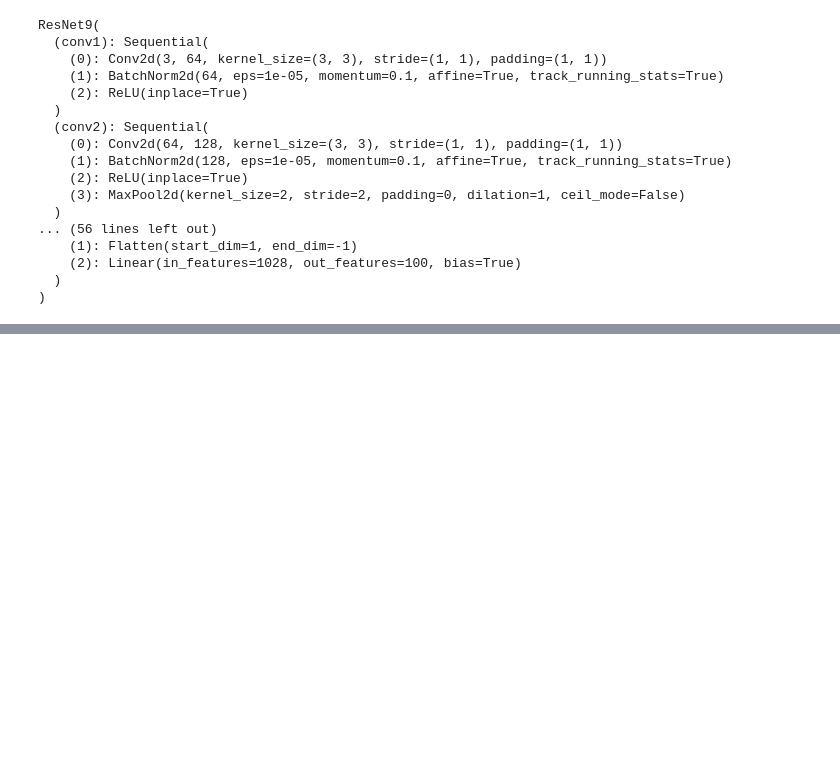
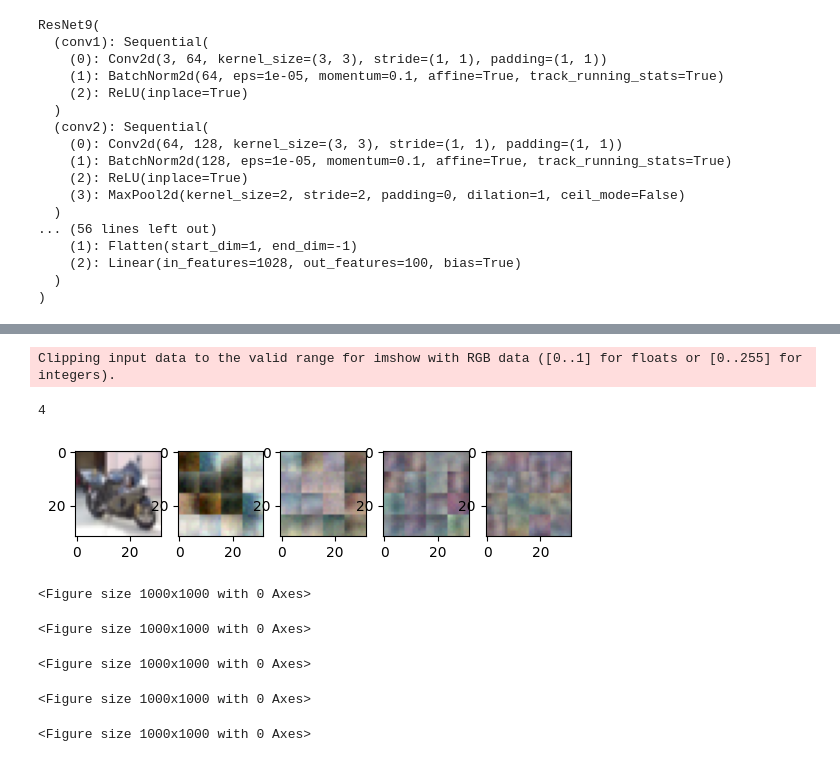
Before and after one commit to nadavo11/Variable-Rate-Remote-Image-Inference-RNN, a Jupyter notebook: classifier.ipynb, the cells around one changed output, grey strips where cells are left out. Saved outputs shown, nothing was run; the diff lists cells and outputs as text; code cells hidden in the pictures; blank space fills up the shorter version.

```diff
--- a/classifier.ipynb
+++ b/classifier.ipynb
@@ -237,2 +234,35 @@ predicted from reconstruction: 25
 <Figure size 1000x1000 with 0 Axes>
 <Figure size 1000x1000 with 0 Axes>
+# %%
+def reconstruct_stages(imgs, model = model):
+    # break to patches
+    patches = to_patches(imgs, PATCH_SIZE)
+
+    r_patches = [model.get_sampled_steps(p) for p in patches] # pass all the patches
+    print(len(r_patches[0]))
+    reconstructed = []
+    for i in range(len(r_patches[0])):
+        reconstructed.append( reconstruct_patches([r[i] for r in r_patches]))
+
+    return reconstructed
+
+reconstructed = reconstruct(imgs,model)
+# %%
+stages = reconstruct_stages(imgs1)
+
+f, axarr = plt.subplots(1, 5)
+# imshow(reconstructed[0], "reconstructed", ax=axarr[0])
+imshow(imgs1[0], "original", ax=axarr[0])
+
+for i, stage in enumerate(stages):
+    #reconstructed = reconstruct_patches(stage)
+    imshow(stage[0], "original", ax=axarr[i+1])
+# %% [output]
+Clipping input data to the valid range for imshow with RGB data ([0..1] for floats or [0..255] for integers).
+4
+[figure, added]
+<Figure size 1000x1000 with 0 Axes>
+<Figure size 1000x1000 with 0 Axes>
+<Figure size 1000x1000 with 0 Axes>
+<Figure size 1000x1000 with 0 Axes>
+<Figure size 1000x1000 with 0 Axes>
```
Also changed, not shown: parts of 3 cells of this notebook.
